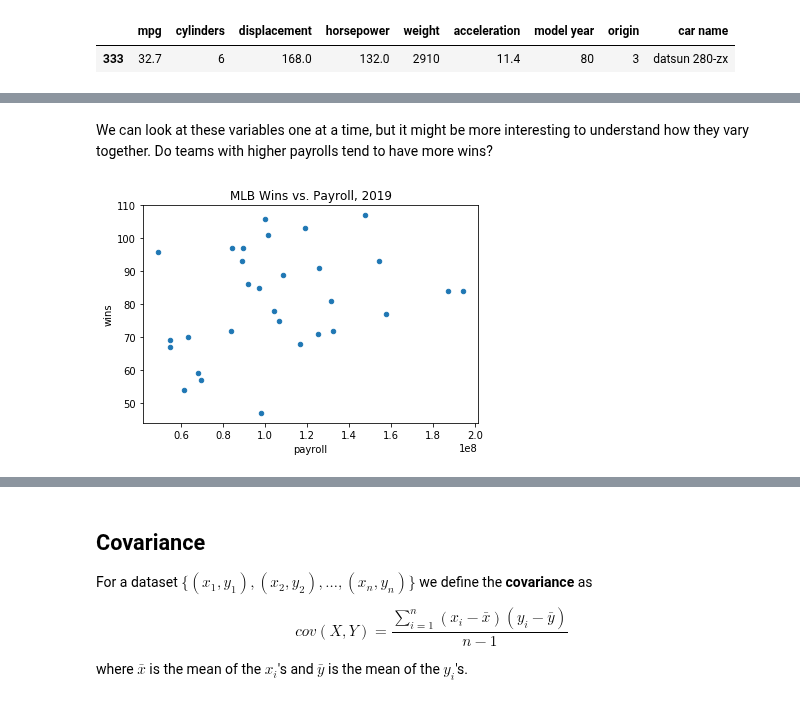
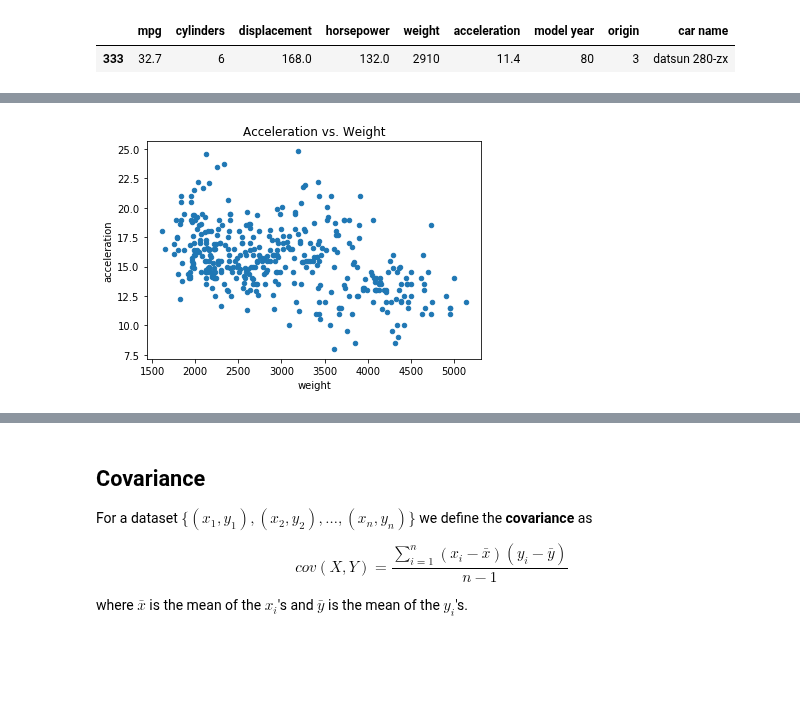
Before and after one commit to NSS-Data-Instructional-Stuff/stats-for-data-science, a Jupyter notebook: notebooks/02_Exploratory_Data_Analysis-Part_2_Two_Variable.ipynb, the cells around one changed output, grey strips where cells are left out. Cells and saved outputs as stored; diff of their text form; code cells hidden in the pictures; blank space fills up the shorter version.

```diff
--- a/notebooks/02_Exploratory_Data_Analysis-Part_2_Two_Variable.ipynb
+++ b/notebooks/02_Exploratory_Data_Analysis-Part_2_Two_Variable.ipynb
@@ -123,7 +67,5 @@ mlb.wins.hist();
-# %% [markdown]
-We can look at these variables one at a time, but it might be more interesting to understand how they vary together. Do teams with higher payrolls tend to have more wins?
 # %%
-mlb.plot(kind = 'scatter', x = 'payroll', y = 'wins')
-plt.title('MLB Wins vs. Payroll, 2019');
+cars.plot(kind = 'scatter', x = 'weight', y = 'acceleration')
+plt.title('Acceleration vs. Weight');
 # %% [output]
-[figure, old version]
+[figure, new version]
```
Also changed, not shown: parts of 29 cells of this notebook.
